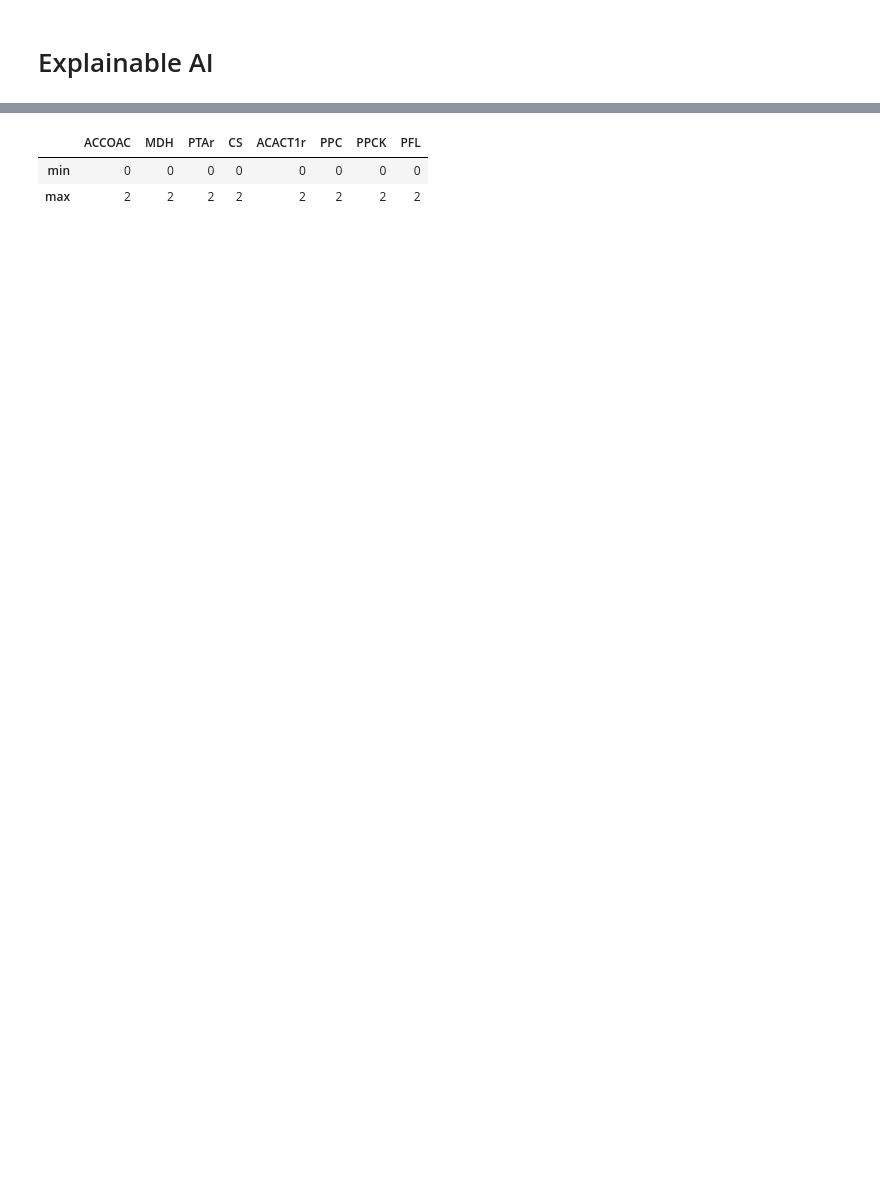
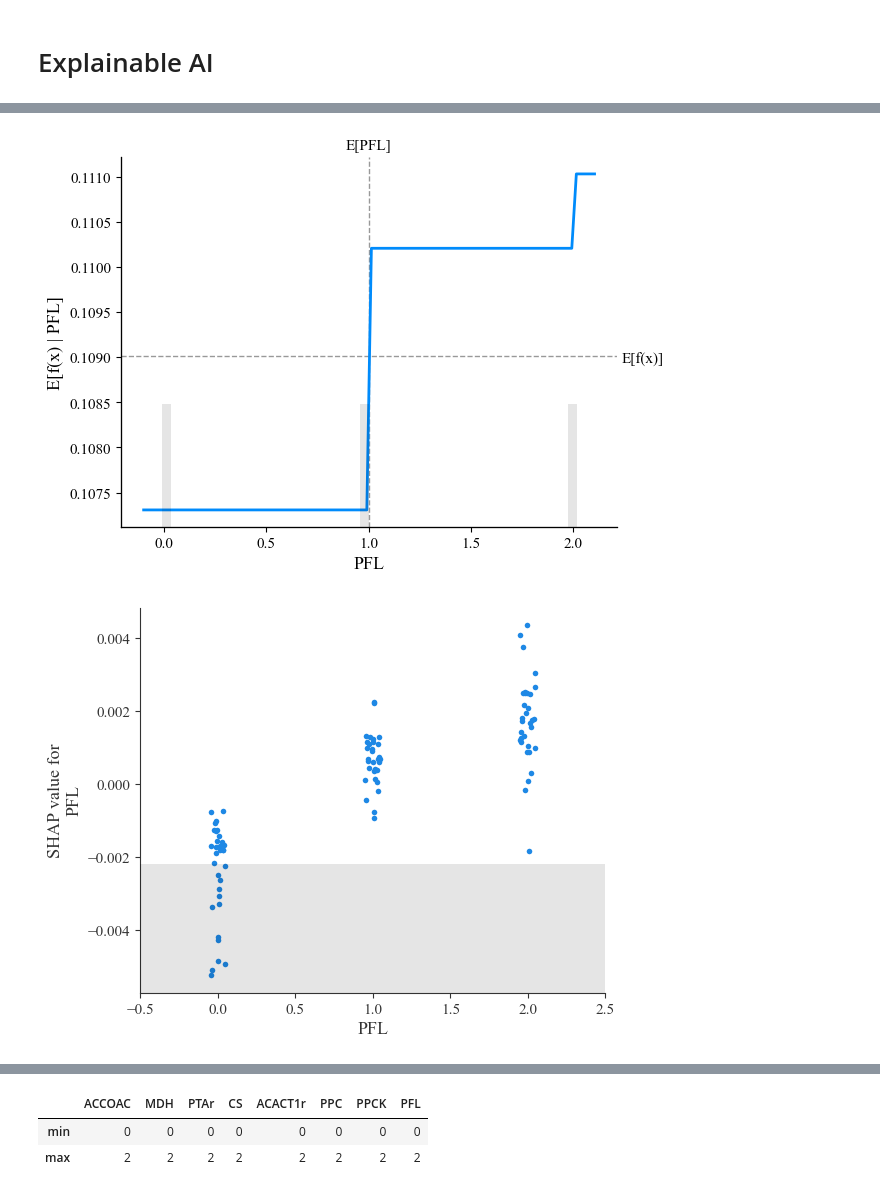
Before and after one commit to costasmexis/straindesignXAI, a Jupyter notebook: notebooks/Isoprenol_manual.ipynb, the cells around one changed output, grey strips where cells are left out. Cells and saved outputs as stored; diff of their text form; code cells hidden in the pictures; blank space fills up the shorter version.

```diff
--- a/notebooks/Isoprenol_manual.ipynb
+++ b/notebooks/Isoprenol_manual.ipynb
@@ -192,4 +232,7 @@ shap.plots.heatmap(shap_values, instance_order=shap_values.sum(1), plot_width=6)
 # %%
-# feature = "PFL"
-# pdplot(df[INPUT_VARS], feature, final_model, ice=False)
-# shap_scatter(feature)
+feature = "PFL"
+pdplot(df[INPUT_VARS], feature, final_model, ice=False)
+shap_scatter(feature)
+# %% [output]
+[figure, added]
+[figure, added]
```
Also changed, not shown: parts of 12 cells of this notebook, 2 other files.
